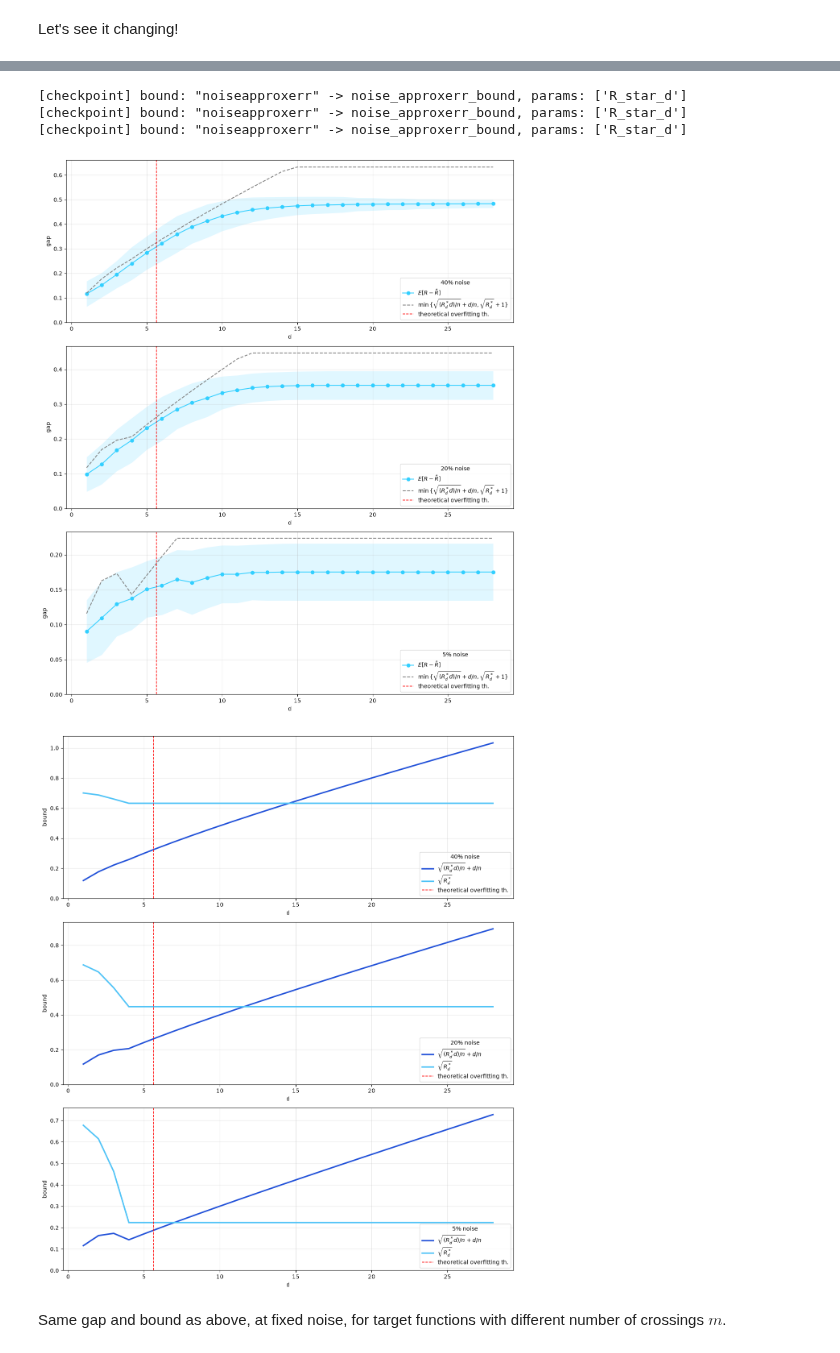
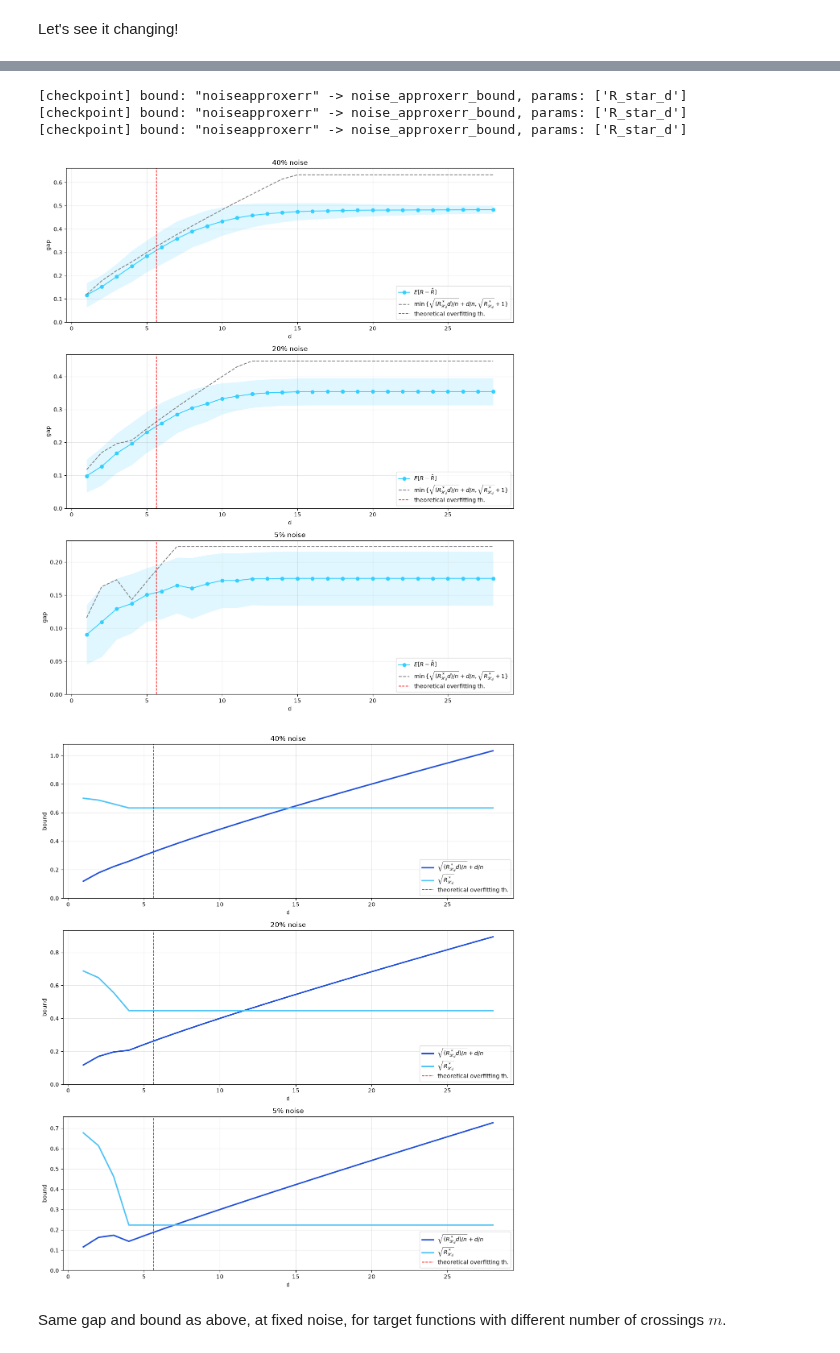
Before and after one commit to matildedol/tesi, a Jupyter notebook: source/experiments.ipynb, the cells around one changed output, grey strips where cells are left out. Saved outputs shown, nothing was run; the diff lists cells and outputs as text; code cells hidden in the pictures.

```diff
--- a/source/experiments.ipynb
+++ b/source/experiments.ipynb
@@ -120,7 +120,7 @@ for ax, my_noise_p, my_noise_sigma in zip(axs.flat, my_noise_ps, my_noise_sigmas
           n=data_size_tr, noise_type = "gaussian", sigma=my_noise_sigma, T=num_iter, model=mymodel,
           one=False, three=False, axes=[ax],
           bound_name = "rademmassart", bound_params = {})
-    ax.legend(title=noise_label(my_noise_p))
+    ax.set_title(noise_label(my_noise_p))
 
 plt.tight_layout()
 fig.savefig(out_dir + 'pic3.png', bbox_inches='tight')
@@ -181,9 +181,9 @@ A_d = R_star_d - R_star
 
 def plot_noise_approxerr(ax, depths, R_star_d, R_star, legend_title=None):
     # colors on purpose different from the ones used in plots() for the errors
-    ax.plot(depths, R_star_d, color='#1F4FD8', marker='o', label=r'$R^* + A_d = R^*_d$')
+    ax.plot(depths, R_star_d, color='#1F4FD8', marker='o', label=r'$R^*_{\mathscr{H}_d}$')
     ax.axhline(R_star, color='k', linestyle='--', label=r'$R^*$')
-    ax.plot(depths, R_star_d - R_star, color='#E0A800', marker='o', label=r'$A_d$')
+    ax.plot(depths, R_star_d - R_star, color='#E0A800', marker='o', label=r'$A_{\mathscr{H}_d} = R^*_{\mathscr{H}_d} - R^*$')
     ax.set_ylim(bottom=0)
     ax.set_xlabel('d'); ax.set_ylabel('risk')
     ax.legend(title=legend_title); ax.grid(True, alpha=0.3)
@@ -229,7 +229,8 @@ for ax, my_noise_p in zip(axs, my_noise_ps):
     my_R_star = 1-my_noise_p
     R_star_d_by_p[my_noise_p] = my_R_star_d
 
-    plot_noise_approxerr(ax, depths, my_R_star_d, my_R_star, legend_title=noise_label(my_noise_p))
+    plot_noise_approxerr(ax, depths, my_R_star_d, my_R_star)
+    ax.set_title(noise_label(my_noise_p))
 
 # shared y axis: fix the top by hand, set_ylim(bottom=0) freezes it on the first panel
 axs[0].set_ylim(0, 1.05 * max(r.max() for r in R_star_d_by_p.values()))
@@ -255,7 +256,7 @@ for ax, my_noise_p in zip(axs.flat, my_noise_ps):
           n=data_size_tr, noise_type = "bernoulli", p=my_noise_p, T=num_iter, model=mymodel,
           one=False, three=False, axes=[ax],
           bound_name = "noiseapproxerr", bound_params = {"R_star_d": R_star_d_by_p[my_noise_p]})
-    ax.legend(title=noise_label(my_noise_p))
+    ax.set_title(noise_label(my_noise_p))
 
 plt.tight_layout()
 fig.savefig(out_dir + 'pic6.png', bbox_inches='tight')
@@ -264,31 +265,32 @@ plt.show()
 [checkpoint] bound: "noiseapproxerr" -> noise_approxerr_bound, params: ['R_star_d']
 [checkpoint] bound: "noiseapproxerr" -> noise_approxerr_bound, params: ['R_star_d']
 [checkpoint] bound: "noiseapproxerr" -> noise_approxerr_bound, params: ['R_star_d']
-[figure, old version]
+[figure, new version]
 # %%
 # plot the two terms of the bound
 fig, axs = plt.subplots(3, 1, figsize=(12, 14))
 
 for ax, my_noise_p in zip(axs.flat, my_noise_ps):
     my_R_star_d = R_star_d_by_p[my_noise_p]
     log_H = log_card_H(depths)
 
     # same two terms as in noise_approxerr_bound
     term_one = np.sqrt((my_R_star_d * log_H) / data_size_tr) + log_H / data_size_tr
     term_two = np.sqrt(my_R_star_d)
 
-    ax.plot(depths, term_one, color='#1F4FD8', linewidth=2.5, label=r'$\sqrt{(R^*_d d)/n} + d/n$')
-    ax.plot(depths, term_two, color='#4FC3F7', linewidth=2.5, label=r'$\sqrt{R^*_d}$')
+    ax.plot(depths, term_one, color='#1F4FD8', linewidth=2.5, label=r'$\sqrt{(R^*_{\mathscr{H}_d} d)/n} + d/n$')
+    ax.plot(depths, term_two, color='#4FC3F7', linewidth=2.5, label=r'$\sqrt{R^*_{\mathscr{H}_d}}$')
     ax.axvline(np.log2(data_size_tr), color='red', linestyle='--', linewidth=1.2, label='theoretical overfitting th.')
     ax.set_ylim(bottom=0)
     ax.set_xlabel('d'); ax.set_ylabel('bound')
-    ax.legend(loc='lower right', title=noise_label(my_noise_p)); ax.grid(True, alpha=0.3)
+    ax.legend(loc='lower right'); ax.grid(True, alpha=0.3)
+    ax.set_title(noise_label(my_noise_p))
 
 plt.tight_layout()
 fig.savefig(out_dir + 'pic7.png', bbox_inches='tight')
 plt.show()
 # %% [output]
-[figure, old version]
+[figure, new version]
 # %% [markdown]
 
 Same gap and bound as above, at fixed noise, for target functions with different number of crossings $m$.
```
Also changed, not shown: parts of 5 cells of this notebook, 6 other files.
